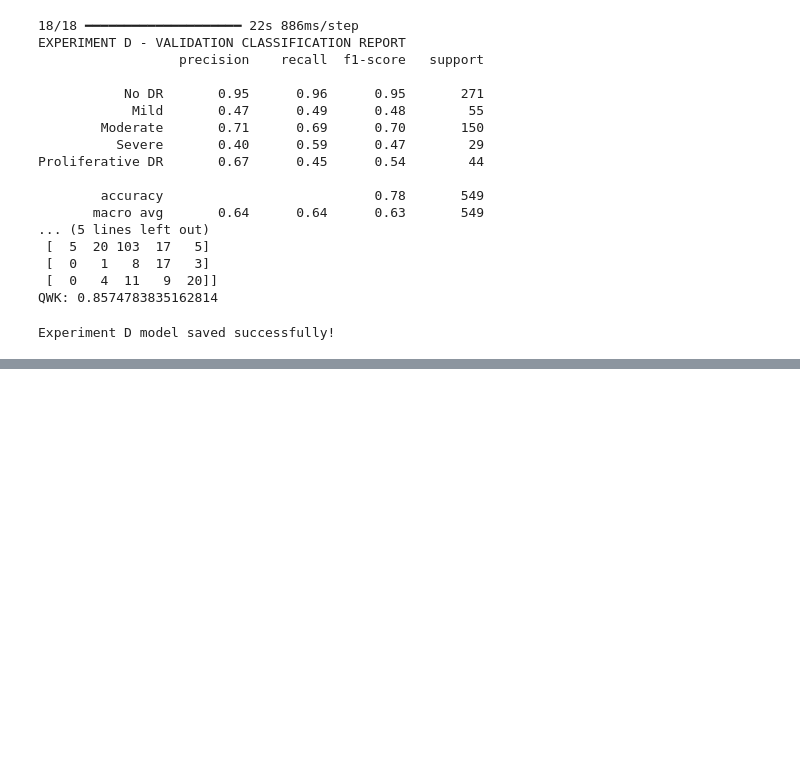
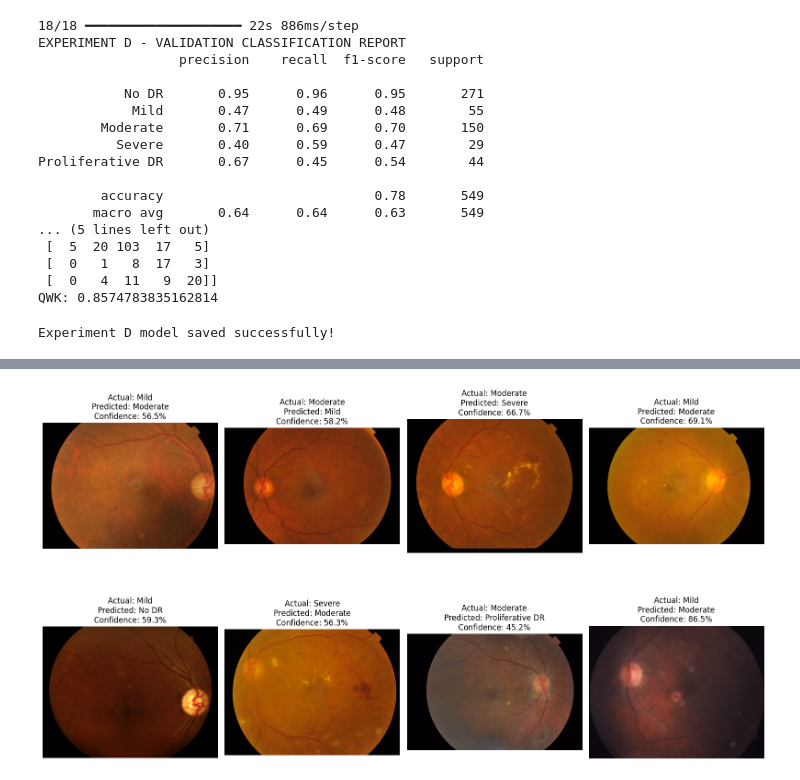
Before and after one commit to HemaSakshi-112006/uncertainty-aware-dr-report-generation, a Jupyter notebook: tuning-with-image-argumentation.ipynb, the cells around one changed output, grey strips where cells are left out. Saved outputs shown, nothing was run; the diff lists cells and outputs as text; code cells hidden in the pictures; blank space fills up the shorter version.

Commit message:
Kaggle Notebook | Tuning with image argumentation | testing the model C and D with test images

```diff
--- a/tuning-with-image-argumentation.ipynb
+++ b/tuning-with-image-argumentation.ipynb
@@ -1035,0 +1173,30 @@ Experiment D model saved successfully!
+# %%
+import matplotlib.pyplot as plt
+from PIL import Image
+
+class_names = [
+    "No DR", "Mild", "Moderate", "Severe", "Proliferative DR"
+]
+
+# Display first 8 misclassified test images
+plt.figure(figsize=(16, 10))
+
+for i, idx in enumerate(wrong_indices[:8]):
+    image_path = X_test[idx]
+    image = Image.open(image_path).convert("RGB")
+
+    actual = class_names[y_true[idx]]
+    predicted = class_names[y_pred_C[idx]]
+    confidence = np.max(y_pred_prob_C[idx]) * 100
+
+    plt.subplot(2, 4, i + 1)
+    plt.imshow(image)
+    plt.title(
+        f"Actual: {actual}\nPredicted: {predicted}\nConfidence: {confidence:.1f}%"
+    )
+    plt.axis("off")
+
+plt.tight_layout()
+plt.show()
+# %% [output]
+[figure, added]
```
Also changed, not shown: parts of 4 cells of this notebook.
